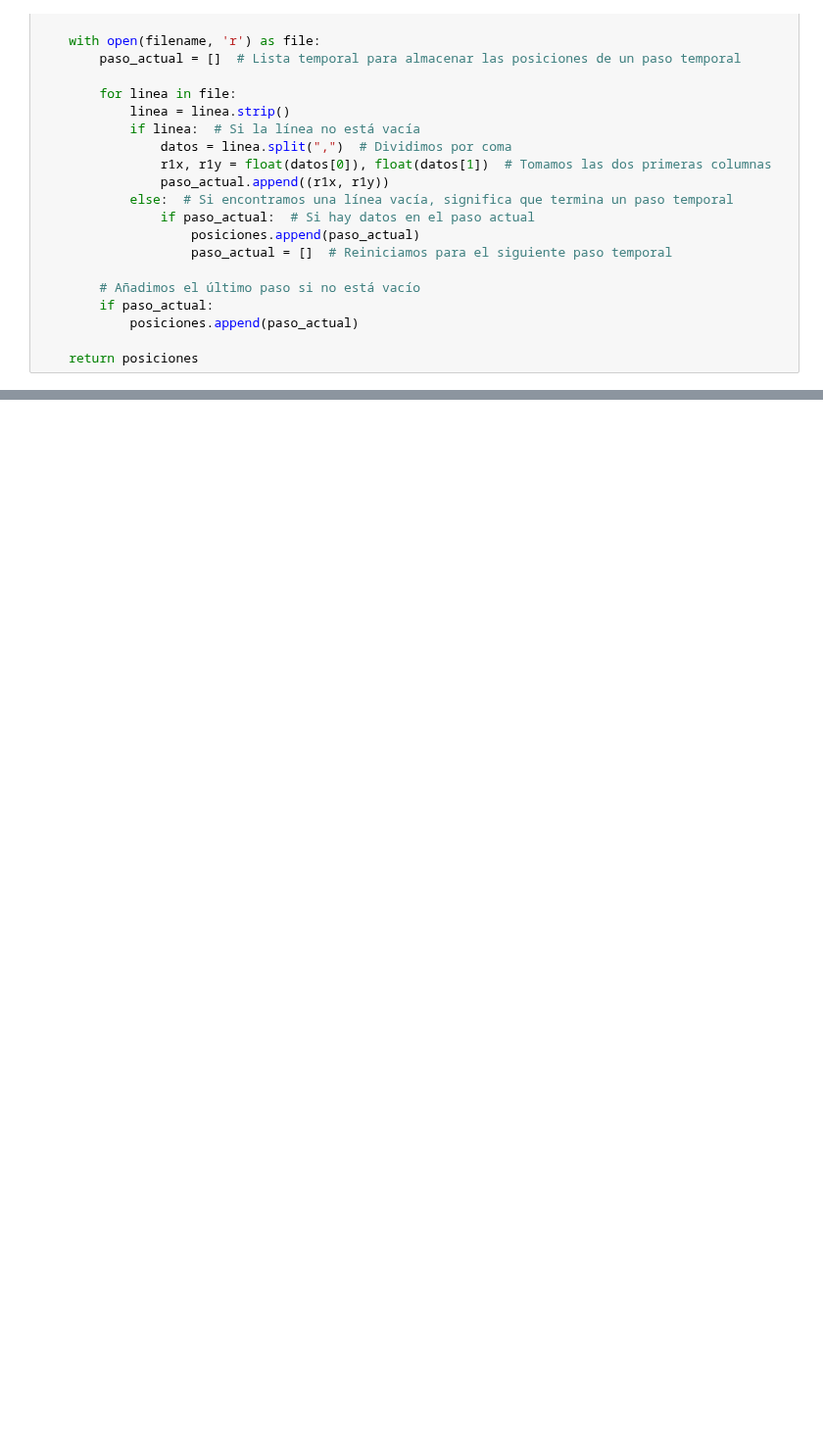
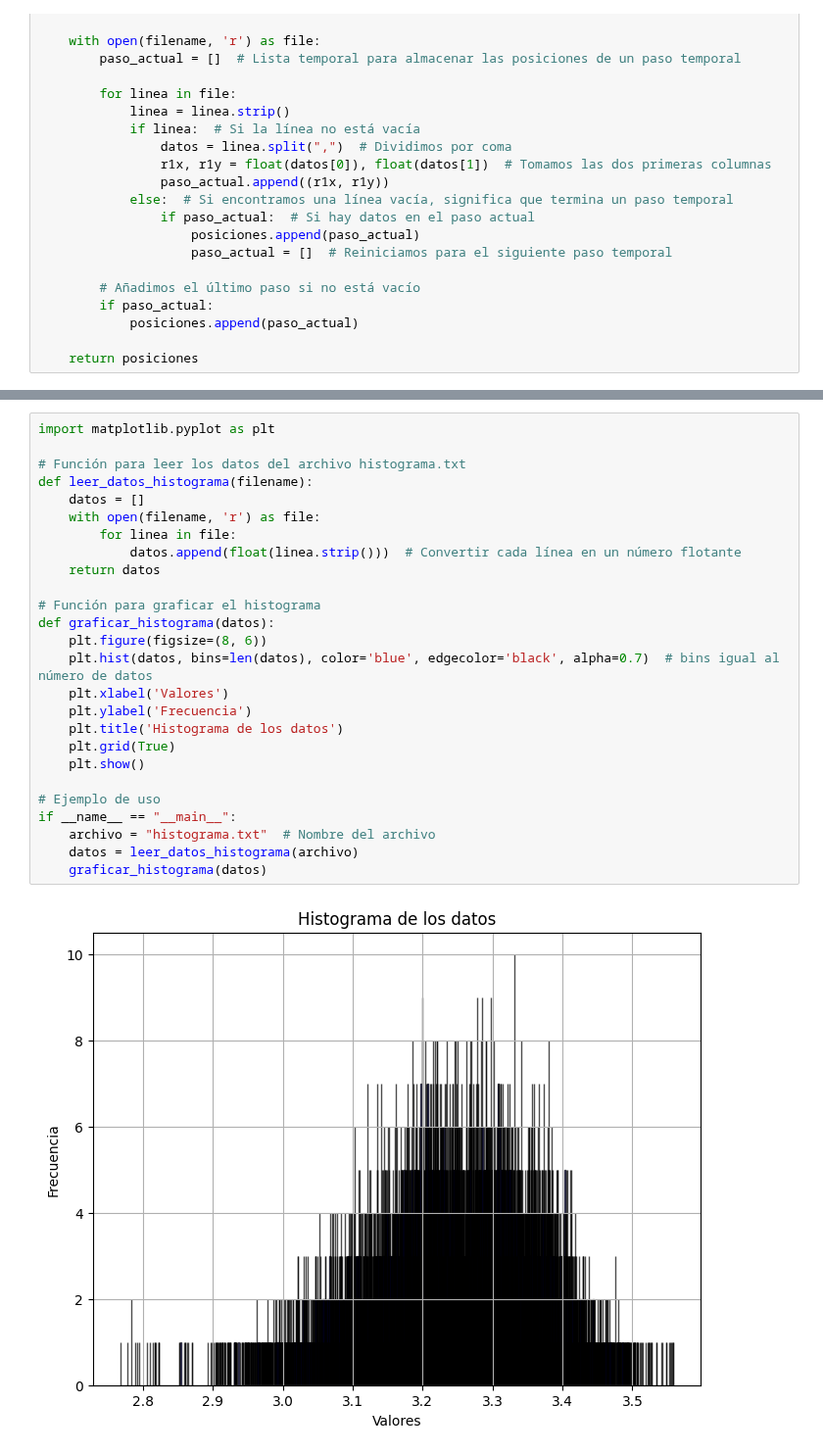
Before and after one commit to DiegoConol/Fisica-Computacional, a Jupyter notebook: Voluntario 1/animaciones.ipynb, the cells around one changed output, grey strips where cells are left out. Shown at 98% size. Drawn from its saved outputs; the diff is of its cells as text; blank space fills up the shorter version.

```diff
--- a/Voluntario 1/animaciones.ipynb
+++ b/Voluntario 1/animaciones.ipynb
@@ -230,0 +228,28 @@ KeyboardInterrupt:
+# %%
+import matplotlib.pyplot as plt
+
+# Función para leer los datos del archivo histograma.txt
+def leer_datos_histograma(filename):
+    datos = []
+    with open(filename, 'r') as file:
+        for linea in file:
+            datos.append(float(linea.strip()))  # Convertir cada línea en un número flotante
+    return datos
+
+# Función para graficar el histograma
+def graficar_histograma(datos):
+    plt.figure(figsize=(8, 6))
+    plt.hist(datos, bins=len(datos), color='blue', edgecolor='black', alpha=0.7)  # bins igual al número de datos
+    plt.xlabel('Valores')
+    plt.ylabel('Frecuencia')
+    plt.title('Histograma de los datos')
+    plt.grid(True)
+    plt.show()
+
+# Ejemplo de uso
+if __name__ == "__main__":
+    archivo = "histograma.txt"  # Nombre del archivo
+    datos = leer_datos_histograma(archivo)
+    graficar_histograma(datos)
+# %% [output]
+[figure, added]
```
Also changed, not shown: parts of 4 cells of this notebook, 16 other files.
